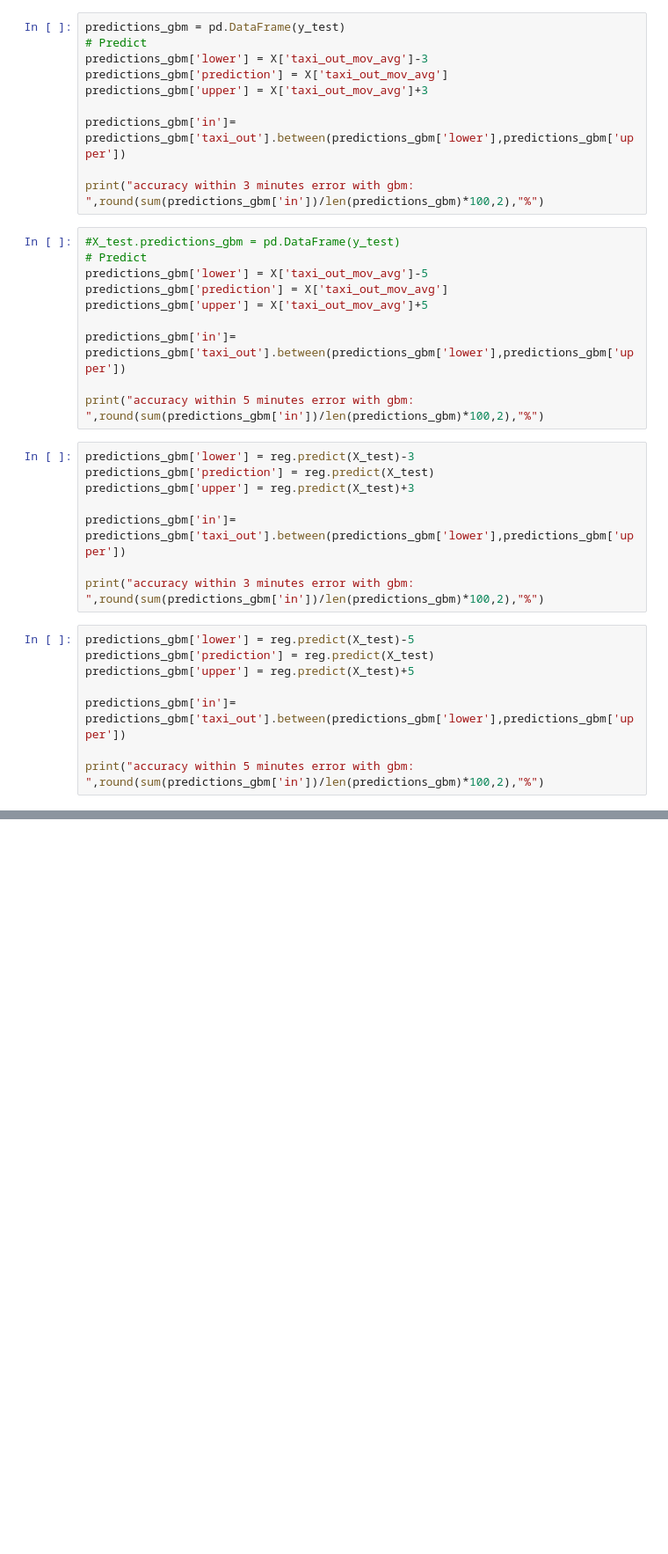
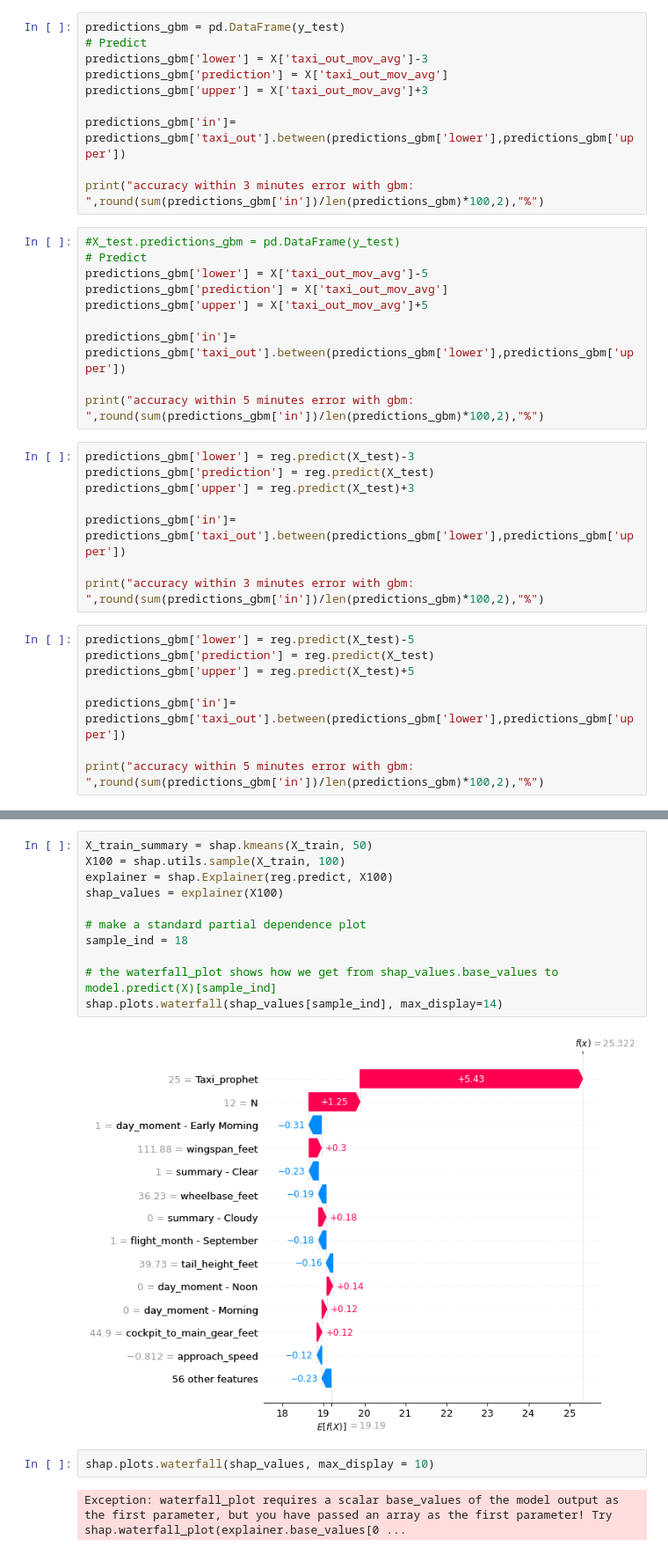
Before and after one commit to damienchambon/Hackathon-Eleven, a Jupyter notebook: data_exploration/Model Preprocessing_prophet_attempt.ipynb, the cells around one changed output, grey strips where cells are left out. Shown at 88% size. Saved outputs shown, nothing was run; the diff lists cells and outputs as text; blank space fills up the shorter version.

```diff
--- a/data_exploration/Model Preprocessing_prophet_attempt.ipynb
+++ b/data_exploration/Model Preprocessing_prophet_attempt.ipynb
@@ -595,0 +704,17 @@ pickle.save()
+# %%
+X_train_summary = shap.kmeans(X_train, 50)
+X100 = shap.utils.sample(X_train, 100)
+explainer = shap.Explainer(reg.predict, X100)
+shap_values = explainer(X100)
+
+# make a standard partial dependence plot
+sample_ind = 18
+
+# the waterfall_plot shows how we get from shap_values.base_values to model.predict(X)[sample_ind]
+shap.plots.waterfall(shap_values[sample_ind], max_display=14)
+# %% [output]
+[figure, added]
+# %%
+shap.plots.waterfall(shap_values, max_display = 10)
+# %% [output]
+Exception: waterfall_plot requires a scalar base_values of the model output as the first parameter, but you have passed an array as the first parameter! Try shap.waterfall_plot(explainer.base_values[0 ...
```
Also changed, not shown: parts of 18 cells of this notebook.
